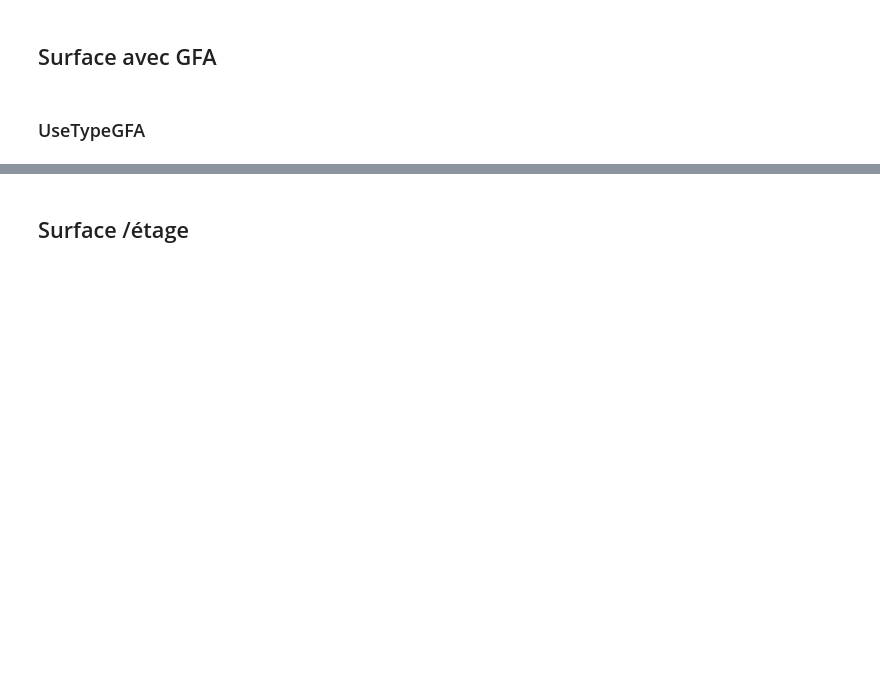
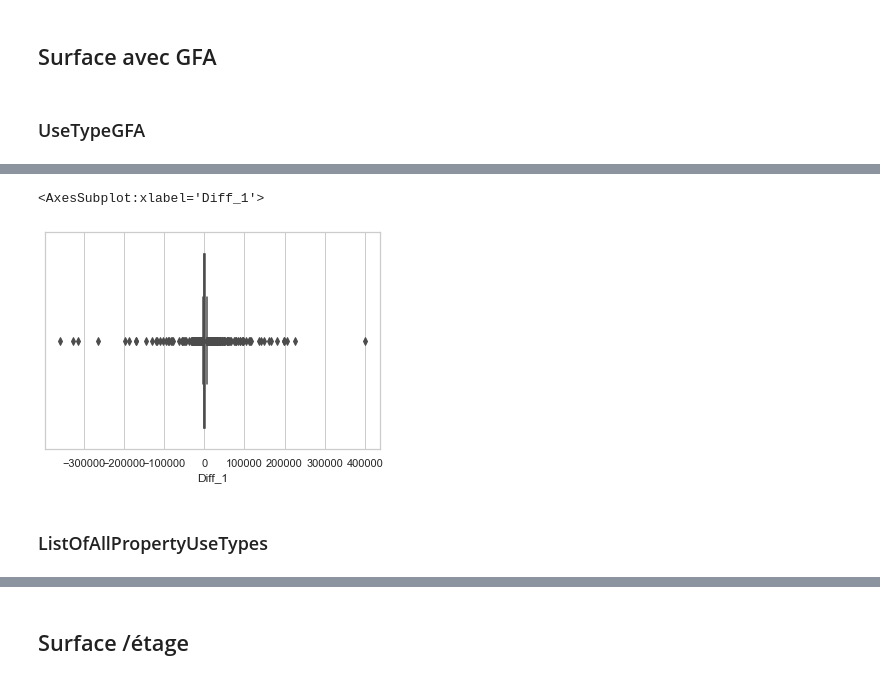
Before and after one commit to Antoine-LR/Python, a Jupyter notebook: LE RUDULIER_Antoine_1_exploration_122022.ipynb, the cells around one changed output, grey strips where cells are left out. Cells and saved outputs as stored; diff of their text form; code cells hidden in the pictures; blank space fills up the shorter version.

```diff
--- a/LE RUDULIER_Antoine_1_exploration_122022.ipynb
+++ b/LE RUDULIER_Antoine_1_exploration_122022.ipynb
@@ -1080,0 +1148,7 @@ df.loc[(df['Diff'] == 0 ),['PropertyName', 'Diff','PropertyGFATotal','Surface']]
+# %%
+sns.boxplot(df['Diff_1'])
+# %% [output]
+<AxesSubplot:xlabel='Diff_1'>
+[figure, added]
+# %% [markdown]
+### ListOfAllPropertyUseTypes
```
Also changed, not shown: parts of 62 cells of this notebook.
